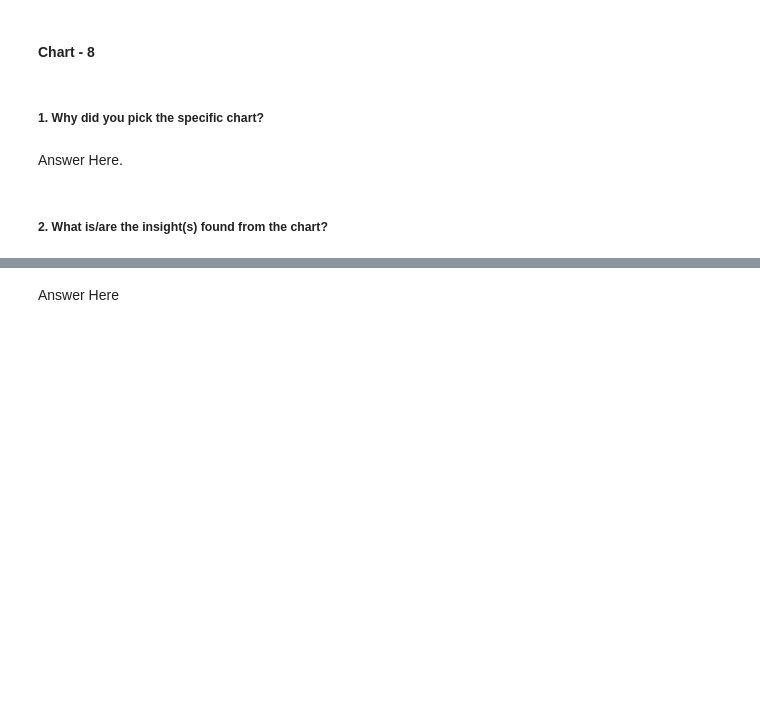
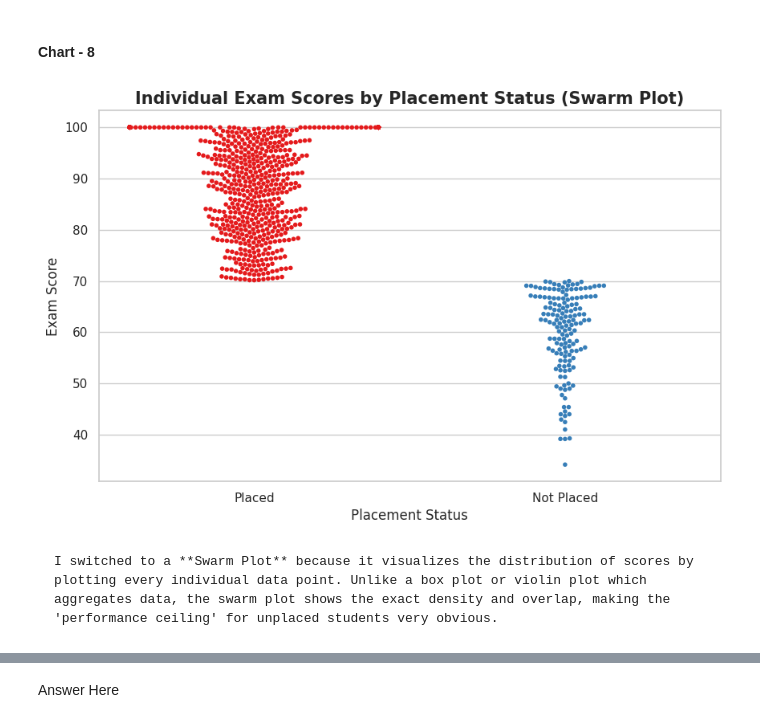
Before and after one commit to akt-developer/Student-Performance-Prediction-Project, a Jupyter notebook: Copy_of_Sample_EDA_Submission_Template.ipynb, the cells around one changed output, grey strips where cells are left out. Drawn from its saved outputs; the diff is of its cells as text; code cells hidden in the pictures; blank space fills up the shorter version.

````diff
--- a/Copy_of_Sample_EDA_Submission_Template.ipynb
+++ b/Copy_of_Sample_EDA_Submission_Template.ipynb
@@ -670,6 +691,20 @@ Answer Here
-# %% [markdown]
-##### 1. Why did you pick the specific chart?
-# %% [markdown]
-Answer Here.
-# %% [markdown]
-##### 2. What is/are the insight(s) found from the chart?
+# %%
+# Set figure size
+plt.figure(figsize=(10, 6))
+
+# Create a swarm plot to see individual score points across placement status
+# Note: Using a sample of 1000 points for visual clarity in the swarm
+sns.swarmplot(data=df.sample(1000, random_state=42), x='placement_status', y='exam_score', palette='Set1', size=4)
+
+# Add labels and title
+plt.title('Individual Exam Scores by Placement Status (Swarm Plot)', fontsize=15, fontweight='bold')
+plt.xlabel('Placement Status', fontsize=12)
+plt.ylabel('Exam Score', fontsize=12)
+
+plt.show()
+# %% [output]
+[figure, added]
+# %% [markdown]
+```markdown
+I switched to a **Swarm Plot** because it visualizes the distribution of scores by plotting every individual data point. Unlike a box plot or violin plot which aggregates data, the swarm plot shows the exact density and overlap, making the 'performance ceiling' for unplaced students very obvious.
+```
````
Also changed, not shown: parts of 33 cells of this notebook.
